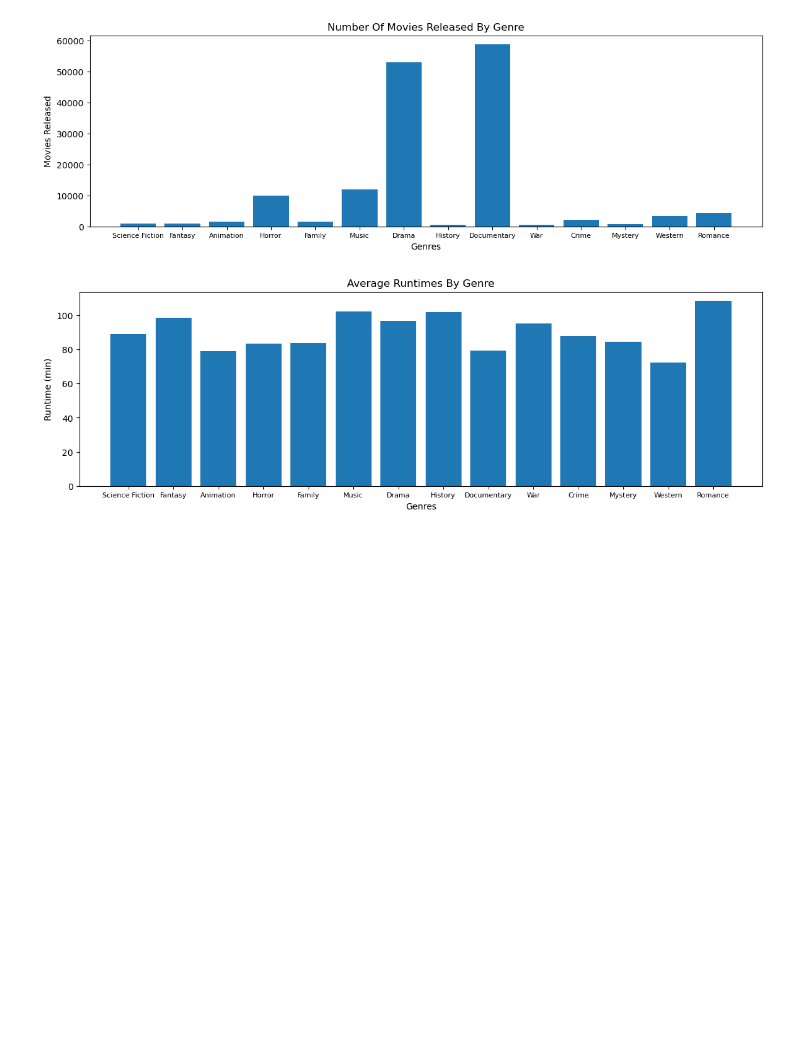
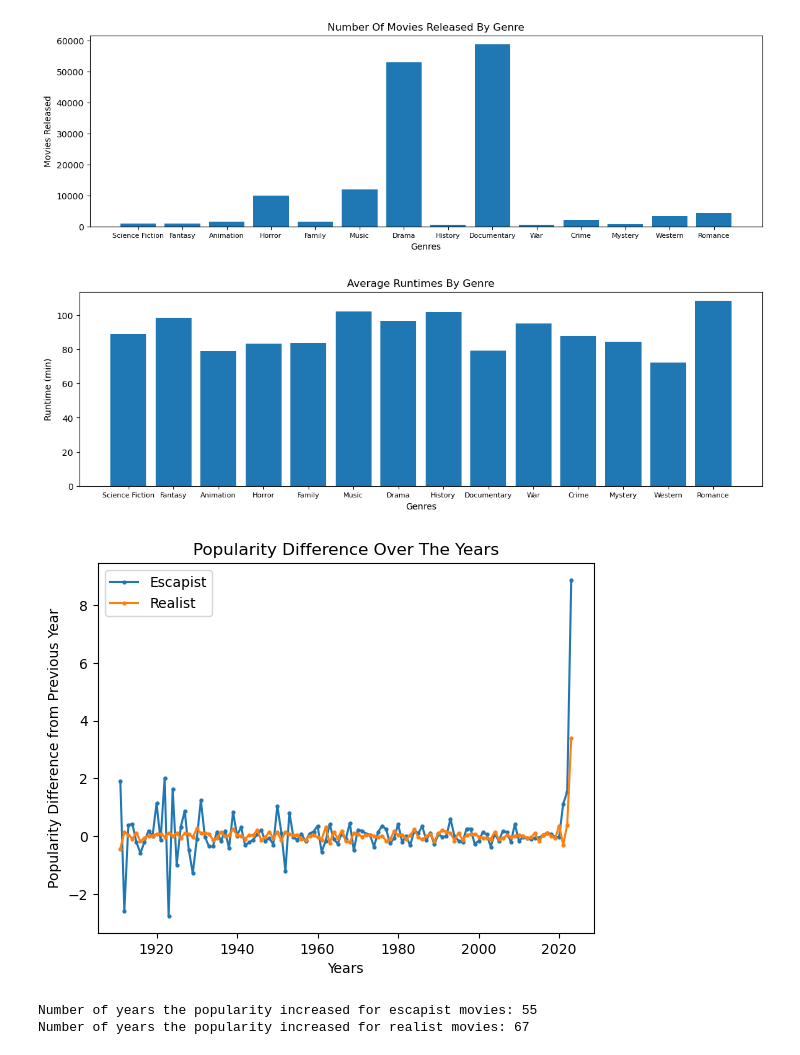
Before and after one commit to alakhan4/Realist-vs-Escapist-TMDB, a Jupyter notebook: CS685_Project.ipynb, the cells around one changed output. Drawn from its saved outputs; the diff is of its cells as text; code cells hidden in the pictures; blank space fills up the shorter version.

```diff
--- a/CS685_Project.ipynb
+++ b/CS685_Project.ipynb
@@ -154,3 +172,29 @@ plt.title('Average Runtimes By Genre')
 plt.show()
 # %% [output]
 [figure]
+# %%
+popularity_data = pd.DataFrame({'year':years, 'escapist_pop':avg_popularity_e, 'realist_pop':avg_popularity_r})
+popularity_data = popularity_data.dropna()
+popularity_data['escapist_diff'] = popularity_data['escapist_pop'].diff()
+popularity_data['realist_diff'] = popularity_data['realist_pop'].diff()
+popularity_data = popularity_data.dropna()
+
+popularity_data.head(5)
+
+plt.plot(popularity_data['year'], popularity_data['escapist_diff'], label='Escapist', marker='o', ms=2)
+plt.plot(popularity_data['year'], popularity_data['realist_diff'], label='Realist', marker='o', ms=2)
+plt.xlabel('Years')
+plt.ylabel('Popularity Difference from Previous Year')
+plt.title('Popularity Difference Over The Years')
+plt.legend()
+plt.show()
+# %% [output]
+[figure, added]
+# %%
+escapist_pos = popularity_data[popularity_data['escapist_diff'] > 0]['escapist_diff'].count()
+realist_pos = popularity_data[popularity_data['realist_diff'] > 0]['realist_diff'].count()
+print(f"Number of years the popularity increased for escapist movies: {escapist_pos}")
+print(f"Number of years the popularity increased for realist movies: {realist_pos}")
+# %% [output]
+Number of years the popularity increased for escapist movies: 55
+Number of years the popularity increased for realist movies: 67
```
Also changed, not shown: parts of 1 cell of this notebook.
